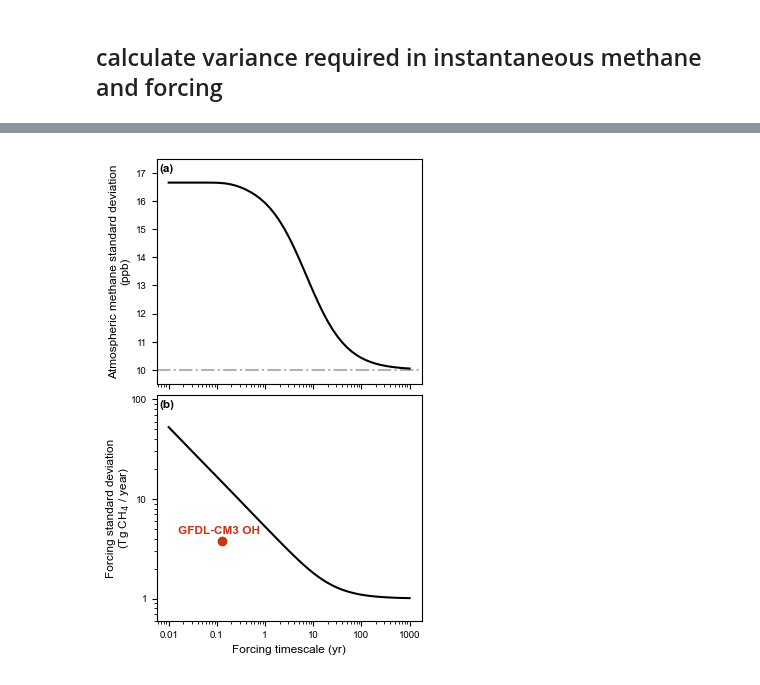
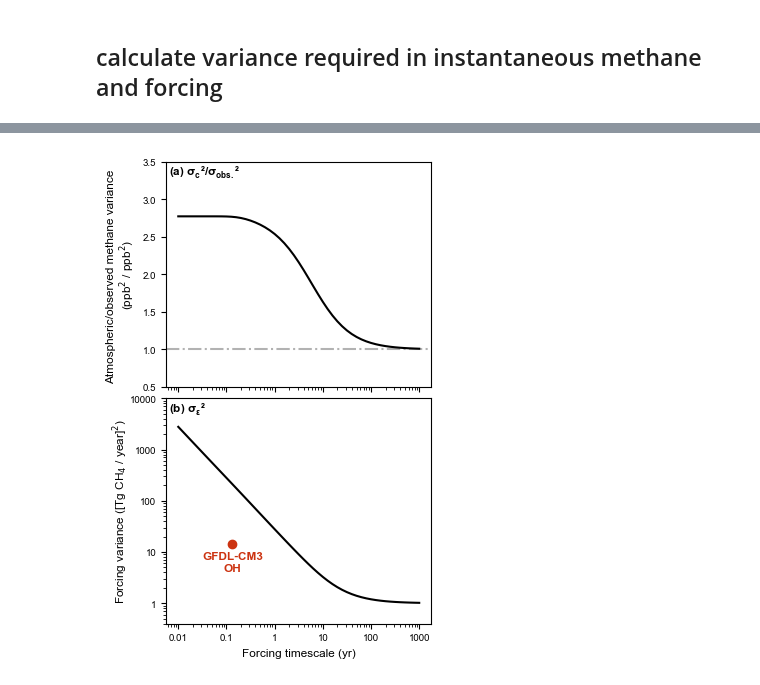
Before and after one commit to ericjmei/methane_noise_forcing, a Jupyter notebook: notebooks/figures_for_publication/forcing_variance_required.ipynb, the cells around one changed output, grey strips where cells are left out. Drawn from its saved outputs; the diff is of its cells as text; code cells hidden in the pictures.

Commit message:
large changes to forcing variance figure
- changed top panel to ratio between atmospheric and observed methane variance
- changed bottom plot to forcing variance instead of forcing standard deviation

```diff
--- a/notebooks/figures_for_publication/forcing_variance_required.ipynb
+++ b/notebooks/figures_for_publication/forcing_variance_required.ipynb
@@ -374,7 +301,7 @@ def annotate_panel(ax, text, loc="left", pad=0.01, color='k', **kwargs):
     ha = "left" if loc == "left" else "right"
     ax.text(
         x,
-        0.98,
+        0.99,
         text,
         transform=ax.transAxes,
         ha=ha,
@@ -386,7 +313,9 @@ def annotate_panel(ax, text, loc="left", pad=0.01, color='k', **kwargs):
 # %%
 ## draft of forcing plot
 tau_methane = 10.0  # years
-ylim_instantaneous = (9.5, 17.5)
+ylim_instantaneous = (0.5, 3.5)
+ylim_forcing = (0.4, 10000)
+white_noise_limit = 0.1 # years, the limit below which the forcing variance is dominated by white noise
 da_to_plot_forcing = forcing_variance.sel(taus_methane=tau_methane, method='nearest')
 da_to_plot_methane = instantaneous_methane_variance.sel(taus_methane=tau_methane, method='nearest')
 
@@ -402,56 +331,71 @@ gs = GridSpec(
 ax_instantaneous = fig.add_subplot(gs[0, 0])
 ax_instantaneous.plot(
     da_to_plot_methane.taus_forcing,
-    np.sqrt(da_to_plot_methane),
+    da_to_plot_methane / variance_filtered_methane,
     color='k'
 )
-ax_instantaneous.axhline(10, color="k", linestyle="-.", alpha=0.3)
+ax_instantaneous.axhline(1, color="k", linestyle="-.", alpha=0.3)
 ax_instantaneous.set_xscale('log')
 ax_instantaneous.set_xticklabels([])
 ax_instantaneous.set_ylim(ylim_instantaneous)
-ax_instantaneous.set_ylabel('Atmospheric methane standard deviation\n(ppb)')
+ax_instantaneous.set_ylabel('Atmospheric/observed methane variance \n(ppb$^2$ / ppb$^2$)')
 
 # forcing variance
 ax_forcing = fig.add_subplot(gs[1, 0])
 ax_forcing.plot(
     da_to_plot_forcing.taus_forcing,
-    np.sqrt(da_to_plot_forcing),
+    da_to_plot_forcing,
     color='k'
 )
 # add a point for OH
-ax_forcing.plot(0.13, 3.76, 'o', color=colors_vibrant["red"])
+ax_forcing.plot(0.13, 14.4, 'o', color=colors_vibrant["red"])
 ax_forcing.text(
-        0.08,
-        0.42,
-        "GFDL-CM3 OH",
+        0.25,
+        0.32,
+        "GFDL-CM3\nOH",
         transform=ax_forcing.transAxes,
-        ha="left",
+        ha="center",
         va="top",
         fontweight="bold",
         color=colors_vibrant["red"],
     )
-ax_forcing.set_ylabel('Forcing standard deviation\n(Tg CH$_4$ / year)', labelpad=-1)
+# ax_forcing.axvline(white_noise_limit, color="k", linestyle="--", alpha=0.3)
+ax_forcing.set_ylabel('Forcing variance ([Tg CH$_4$ / year]$^2$)', labelpad=0)
 
-ax_forcing.set_ylim(0.6, 110)
+ax_forcing.set_ylim(ylim_forcing)
 ax_forcing.set_yscale('log')
 ax_forcing.yaxis.set_major_locator(mticker.LogLocator(base=10))
 ax_forcing.yaxis.set_major_formatter(mticker.FuncFormatter(lambda v, pos: f"{v:g}"))
 ax_forcing.yaxis.set_minor_formatter(mticker.NullFormatter())
 
 ax_forcing.set_xscale('log')
 ax_forcing.set_xlabel('Forcing timescale (yr)')
 ax_forcing.xaxis.set_major_locator(mticker.LogLocator(base=10))
 ax_forcing.xaxis.set_major_formatter(mticker.FuncFormatter(lambda v, pos: f"{v:g}"))
 ax_forcing.xaxis.set_minor_formatter(mticker.NullFormatter())
 
 ## annotations
-annotate_panel(ax_instantaneous, "(a)")
-annotate_panel(ax_forcing, "(b)")
+annotate_panel(
+    ax_instantaneous,
+    "(a) \u03C3$\mathregular{_c}$²/\u03C3$\mathregular{_{obs.}}$²"
+)
+annotate_panel(ax_forcing, "(b) \u03C3$\mathregular{_{\\varepsilon}}$²")
+# # white noise limit annotation
+# ax_forcing.text(
+#     0.235,
+#     0.01,
+#     "White noise limit",
+#     transform=ax_forcing.transAxes,
+#     ha="left",
+#     va="bottom",
+#     color='k',
+# )
+
 
 # save figure in pdf format
 name = "fig_4"
-fig.savefig(
-    f"{cfg.paths.figures_dir}/for_publication/{name}.pdf", bbox_inches="tight", dpi=300
-)
+# fig.savefig(
+#     f"{cfg.paths.figures_dir}/for_publication/{name}.pdf", bbox_inches="tight", dpi=300
+# )
 # %% [output]
-[figure, old version]
+[figure, new version]
```
Also changed, not shown: parts of 6 cells of this notebook.
